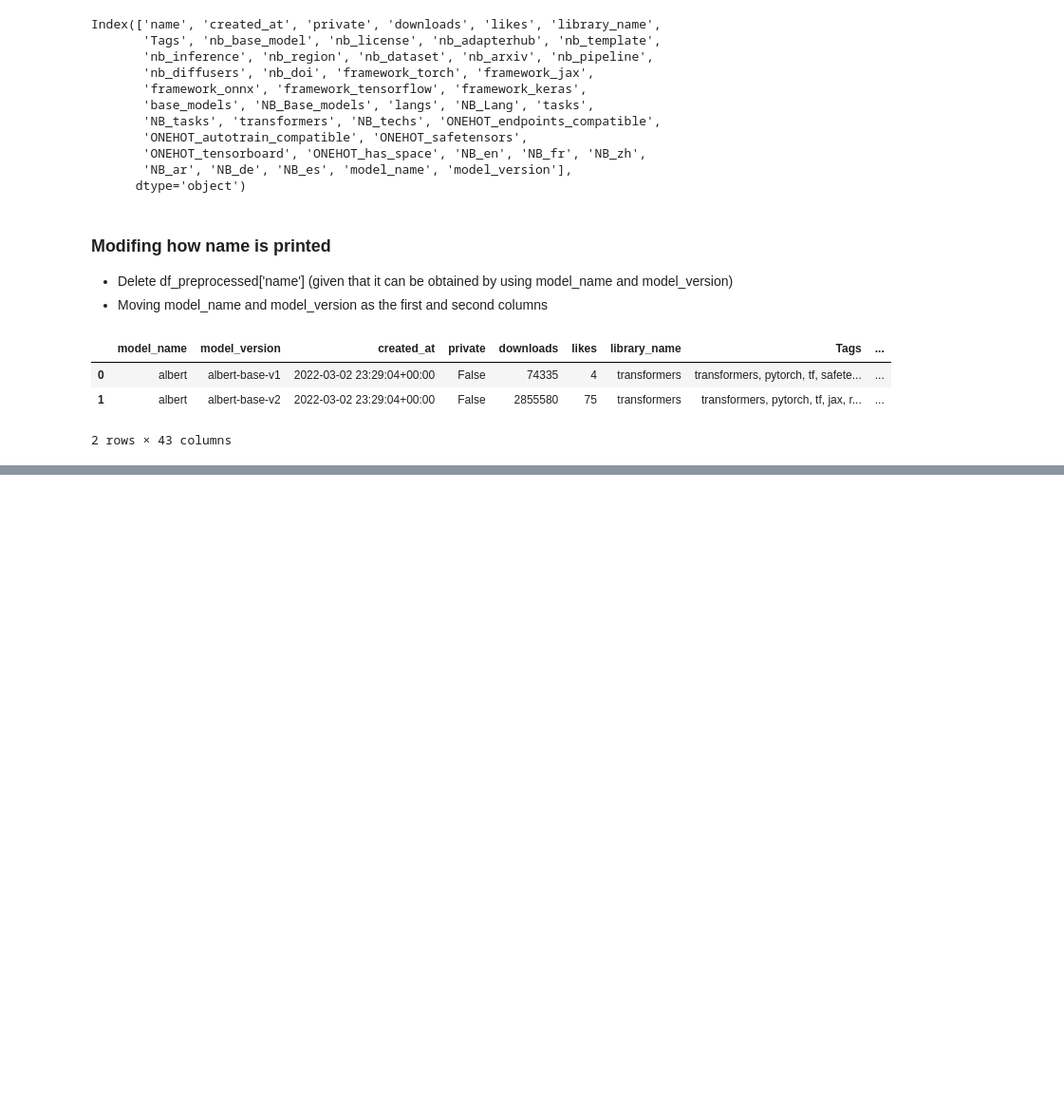
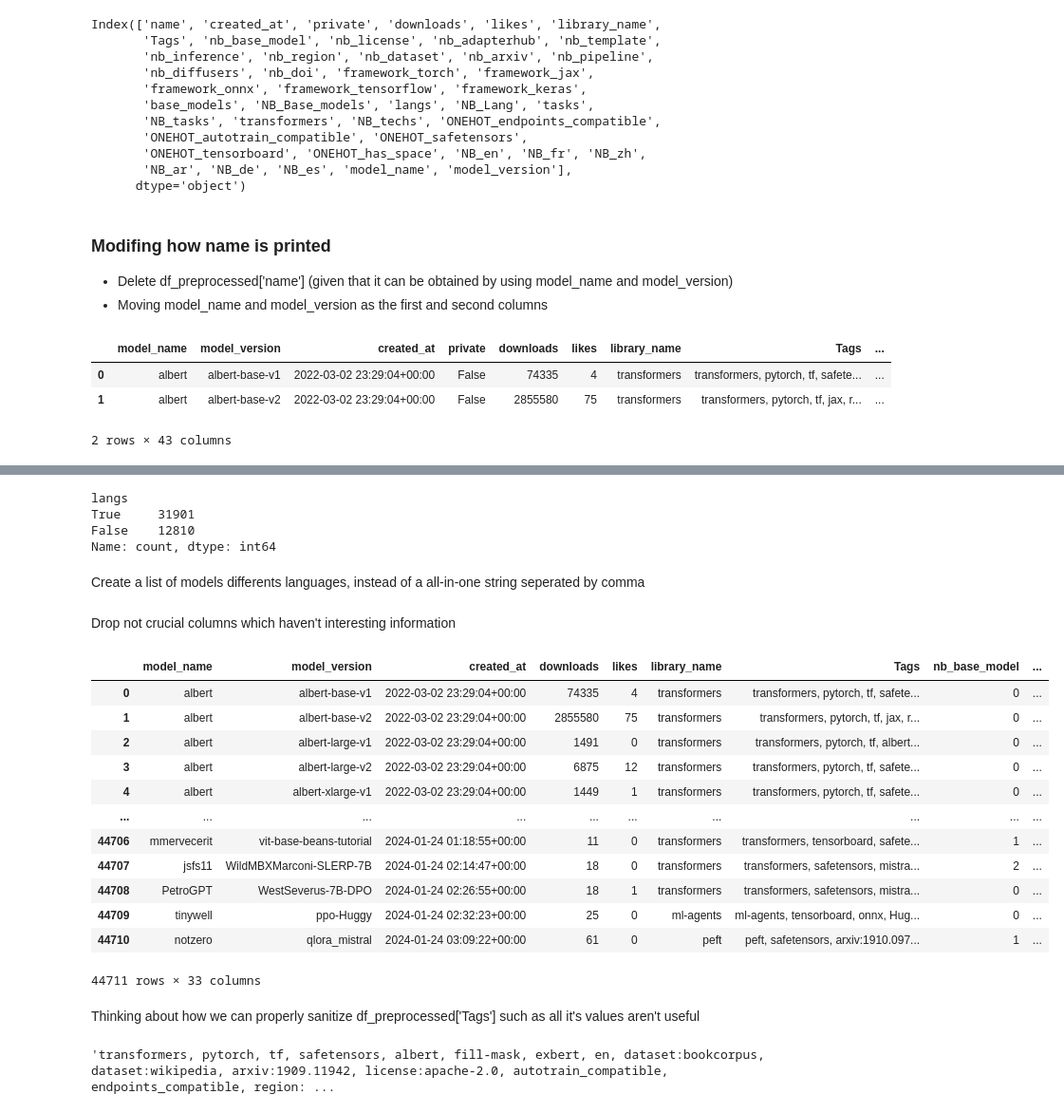
Before and after one commit to esept/SDD_projet, a Jupyter notebook: src/data_cleanup/data_cleanup.ipynb, the cells around one changed output, grey strips where cells are left out. Shown: that part at 95% size. Saved outputs shown, nothing was run; the diff lists cells and outputs as text; code cells hidden in the pictures; blank space fills up the shorter version.

```diff
--- a/src/data_cleanup/data_cleanup.ipynb
+++ b/src/data_cleanup/data_cleanup.ipynb
@@ -202,0 +219,15 @@ df_preprocessed.head(2)
+# %%
+def isunknow(lang):
+    if lang == ',':
+        return True
+    else:
+        return False
+
+df_preprocessed['langs'].apply(lambda x: isunknow(x)).value_counts()
+# %% [output]
+langs
+True     31901
+False    12810
+Name: count, dtype: int64
+# %% [markdown]
+Create a list of models differents languages, instead of a all-in-one string seperated by comma
@@ -202,0 +238,42 @@ df_preprocessed.head(2)
+# %% [markdown]
+Drop not crucial columns which haven't interesting information
+# %%
+# df_preprocessed['private'].value_counts() # same value for all rows
+# df_preprocessed['nb_license'].value_counts() # not useful 0, 1, 2 number of licenses
+# df_preprocessed['nb_adapterhub'].value_counts() # not useful (a part 7 models, all are 0)
+# df_preprocessed['nb_template'].value_counts() # nearly 90% have 0 templates
+# df_preprocessed['nb_inference'].value_counts() # nearly 99% have 0 inferences
+# df_preprocessed['nb_region'].value_counts() # all have 1 region
+# df_preprocessed['nb_arxiv'].value_counts()?
+# df_preprocessed['nb_pipeline'].value_counts() # nearly 99% have 0 pipelines
+# df_preprocessed['nb_diffusers'].value_counts() # nearly 99% have 0 diffusers
+# df_preprocessed['nb_doi'].value_counts() # nearly 99% have 0 dois
+# df_preprocessed['nb_adapterhub'].value_counts() # nearly 99% have 0 dois
+
+df_preprocessed.drop(columns=['private', 'nb_license', 'nb_adapterhub', 'nb_template', 'nb_inference', 'nb_region', 'nb_arxiv', 'nb_pipeline', 'nb_diffusers', 'nb_doi', 'nb_adapterhub'], inplace=True)
+df_preprocessed
+
+# OK for frameworks
+# OK NB_
+# OK ONEHOT_safetensors_
+# %% [output]
+|  | model_name | model_version | created_at | downloads | likes | library_name | Tags | nb_base_model | ... |
+| 0 | albert | albert-base-v1 | 2022-03-02 23:29:04+00:00 | 74335 | 4 | transformers | transformers, pytorch, tf, safete... | 0 | ... |
+| 1 | albert | albert-base-v2 | 2022-03-02 23:29:04+00:00 | 2855580 | 75 | transformers | transformers, pytorch, tf, jax, r... | 0 | ... |
+| 2 | albert | albert-large-v1 | 2022-03-02 23:29:04+00:00 | 1491 | 0 | transformers | transformers, pytorch, tf, albert... | 0 | ... |
+| 3 | albert | albert-large-v2 | 2022-03-02 23:29:04+00:00 | 6875 | 12 | transformers | transformers, pytorch, tf, safete... | 0 | ... |
+| 4 | albert | albert-xlarge-v1 | 2022-03-02 23:29:04+00:00 | 1449 | 1 | transformers | transformers, pytorch, tf, safete... | 0 | ... |
+| ... | ... | ... | ... | ... | ... | ... | ... | ... | ... |
+| 44706 | mmervecerit | vit-base-beans-tutorial | 2024-01-24 01:18:55+00:00 | 11 | 0 | transformers | transformers, tensorboard, safete... | 1 | ... |
+| 44707 | jsfs11 | WildMBXMarconi-SLERP-7B | 2024-01-24 02:14:47+00:00 | 18 | 0 | transformers | transformers, safetensors, mistra... | 2 | ... |
+| 44708 | PetroGPT | WestSeverus-7B-DPO | 2024-01-24 02:26:55+00:00 | 18 | 1 | transformers | transformers, safetensors, mistra... | 0 | ... |
+| 44709 | tinywell | ppo-Huggy | 2024-01-24 02:32:23+00:00 | 25 | 0 | ml-agents | ml-agents, tensorboard, onnx, Hug... | 0 | ... |
+| 44710 | notzero | qlora_mistral | 2024-01-24 03:09:22+00:00 | 61 | 0 | peft | peft, safetensors, arxiv:1910.097... | 1 | ... |
+44711 rows × 33 columns
+# %% [markdown]
+Thinking about how we can properly sanitize df_preprocessed['Tags'] such as all it's values aren't useful
+# %%
+df_preprocessed['Tags'][0]
+# df_preprocessed['Tags'].str.replace('[','').str.replace(']','').str.replace('\'','').str.split(',').apply(lambda x: [i.strip() for i in x])
+# %% [output]
+'transformers, pytorch, tf, safetensors, albert, fill-mask, exbert, en, dataset:bookcorpus, dataset:wikipedia, arxiv:1909.11942, license:apache-2.0, autotrain_compatible, endpoints_compatible, region: ...
```
Also changed, not shown: parts of 3 cells of this notebook.
